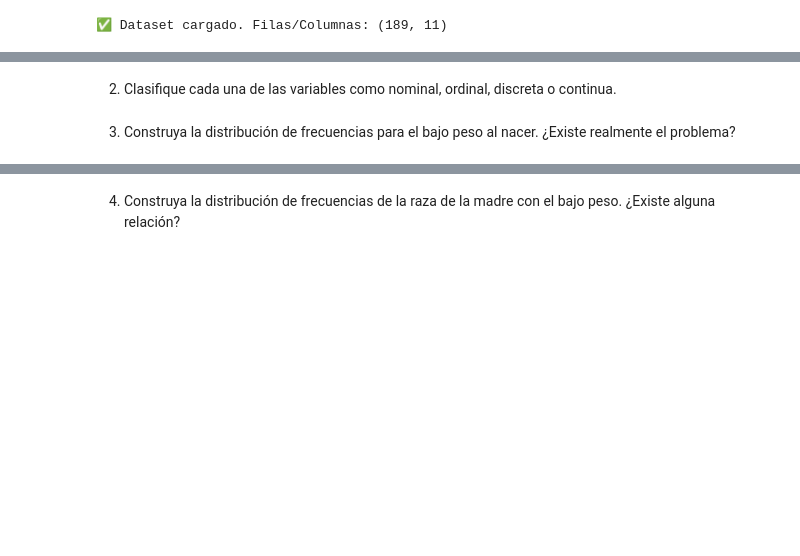
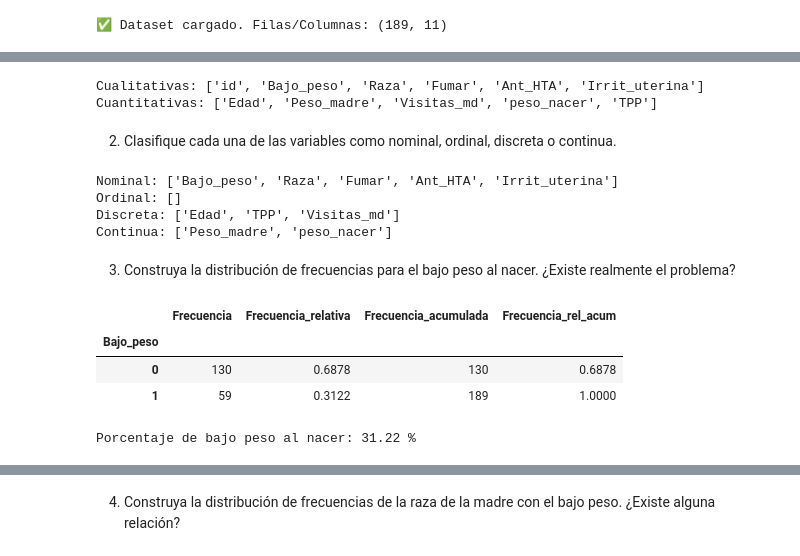
Before and after one commit to meg190/aplicadas-II-colabs, a Jupyter notebook: EA1_taller_python_notebook.ipynb, the cells around one changed output, grey strips where cells are left out. Drawn from its saved outputs; the diff is of its cells as text; code cells hidden in the pictures; blank space fills up the shorter version.

```diff
--- a/EA1_taller_python_notebook.ipynb
+++ b/EA1_taller_python_notebook.ipynb
@@ -966,4 +977,45 @@ else:
+# %%
+# Lista de columnas por tipo (edita según tu dataset)
+cualitativas = ["id", "Bajo_peso", "Raza", "Fumar", "Ant_HTA", "Irrit_uterina"]  # nominal u ordinal
+cuantitativas = ["Edad", "Peso_madre", "Visitas_md", "peso_nacer", "TPP"]
+
+# Validación simple
+print("Cualitativas:", [c for c in cualitativas if c in df.columns])
+print("Cuantitativas:", [c for c in cuantitativas if c in df.columns])
+# %% [output]
+Cualitativas: ['id', 'Bajo_peso', 'Raza', 'Fumar', 'Ant_HTA', 'Irrit_uterina']
+Cuantitativas: ['Edad', 'Peso_madre', 'Visitas_md', 'peso_nacer', 'TPP']
 # %% [markdown]
 2. Clasifique cada una de las variables como nominal, ordinal, discreta o continua.
+# %%
+# Clasificación más específica de variables
+
+nominal = ["Id", "Bajo_peso", "Raza", "Fumar", "Ant_HTA", "Irrit_uterina"]
+ordinal = []
+
+discreta = ["Edad", "TPP", "Visitas_md"]
+continua = ["Peso_madre", "peso_nacer"]
+
+print("Nominal:", [c for c in nominal if c in df.columns])
+print("Ordinal:", [c for c in ordinal if c in df.columns])
+print("Discreta:", [c for c in discreta if c in df.columns])
+print("Continua:", [c for c in continua if c in df.columns])
+# %% [output]
+Nominal: ['Bajo_peso', 'Raza', 'Fumar', 'Ant_HTA', 'Irrit_uterina']
+Ordinal: []
+Discreta: ['Edad', 'TPP', 'Visitas_md']
+Continua: ['Peso_madre', 'peso_nacer']
 # %% [markdown]
 3. Construya la distribución de frecuencias para el bajo peso al nacer. ¿Existe realmente el problema?
+# %%
+tabla_distribucion(df, "Bajo_peso")
+# %% [output]
+|  | Frecuencia | Frecuencia_relativa | Frecuencia_acumulada | Frecuencia_rel_acum |
+| Bajo_peso |  |  |  |  |
+| 0 | 130 | 0.6878 | 130 | 0.6878 |
+| 1 | 59 | 0.3122 | 189 | 1.0000 |
+# %%
+porcentaje = df["Bajo_peso"].mean()*100
+print("Porcentaje de bajo peso al nacer:", round(porcentaje,2), "%")
+# %% [output]
+Porcentaje de bajo peso al nacer: 31.22 %
```
Also changed, not shown: parts of 11 cells of this notebook.
